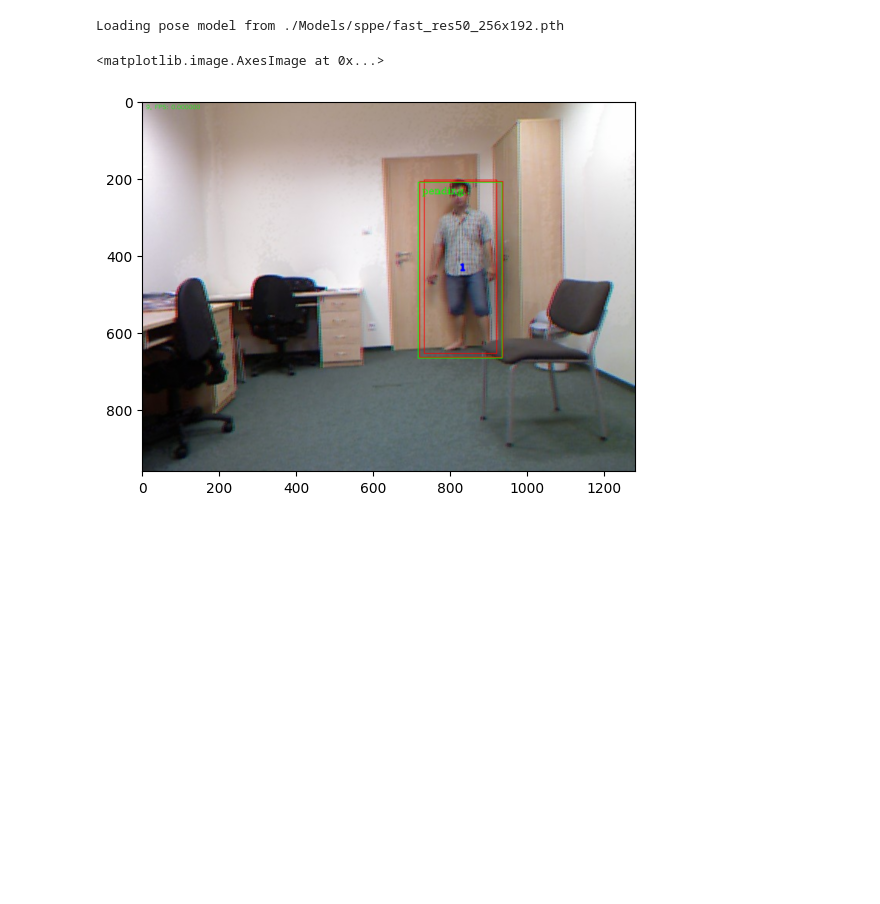
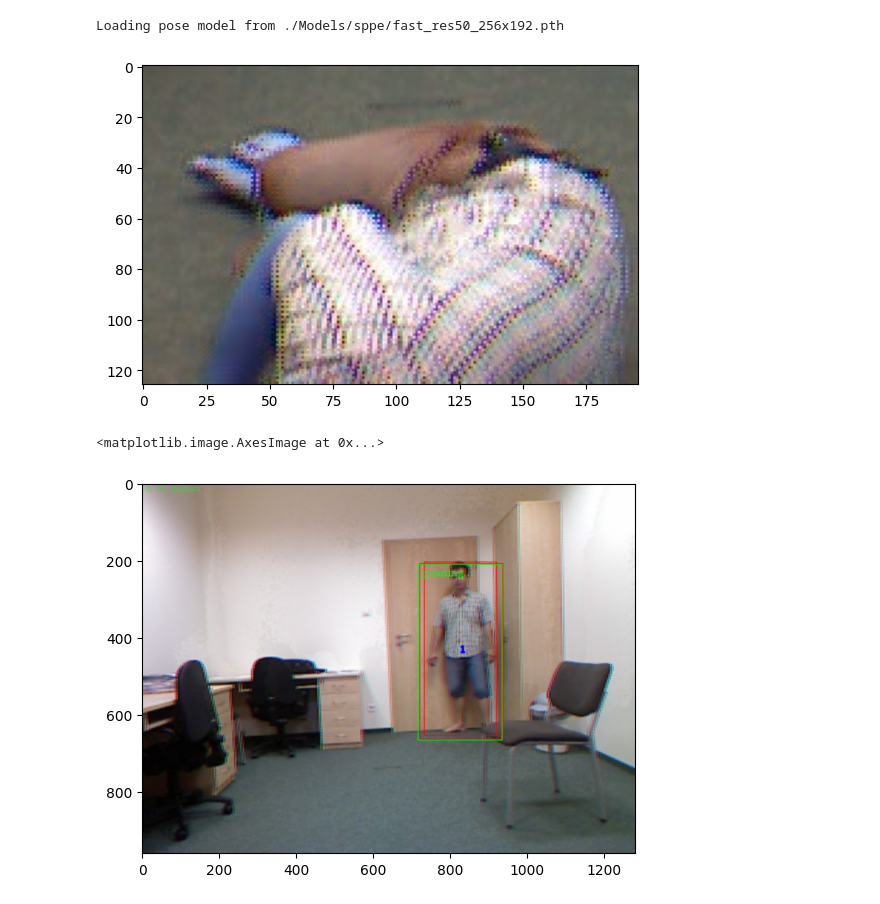
Before and after one commit to NYCU-PAIR-Labs/TwinsTalk_platform, a Jupyter notebook: src/example/Human-Falling-Detect-Tracks/test.ipynb, the cells around one changed output. Drawn from its saved outputs; the diff is of its cells as text; code cells hidden in the pictures; blank space fills up the shorter version.

```diff
--- a/src/example/Human-Falling-Detect-Tracks/test.ipynb
+++ b/src/example/Human-Falling-Detect-Tracks/test.ipynb
@@ -49 +70,38 @@ Loading pose model from ./Models/sppe/fast_res50_256x192.pth
+# %%
+def yolo_test(img):
+    # Detect humans bbox in the frame with detector model.
+    detected = detect_model.detect(img, need_resize=True, expand_bb=10)
+
+    # crop image with human bbox
+    if detected is not None:
+        for bbox in detected:
+            croped = img[int(bbox[1]):int(bbox[3]), int(bbox[0]):int(bbox[2])]
+            return croped
+
+    return None
+
+def pose_test(img):
+    poses = pose_model.predict(img, torch.tensor([[0, 0, img.shape[1], img.shape[0]]]), torch.tensor([[1]]))
+    if poses:
+        return poses
+    return None
+
+yolo_count = 0 #138
+pose_count = 0 #136
+for img in sorted(os.listdir("./Video/fall-01-cam0-rgb/")):
+    frame = cv2.imread(f"./Video/fall-01-cam0-rgb/{img}")
+    result = yolo_test(frame)
+
+    if result is not None:
+        yolo_count += 1
+        pose = pose_test(result)
+        if pose:
+            pose_count += 1
+# %%
+frame = cv2.imread(f"./Video/fall-01-cam0-rgb/fall-01-cam0-rgb-155.png")
+detected = yolo_test(frame)
+if detected is not None:
+    plt.imshow(detected)
+# %% [output]
+[figure, added]
 # %%
```
Also changed, not shown: parts of 4 cells of this notebook, 5 other files.
